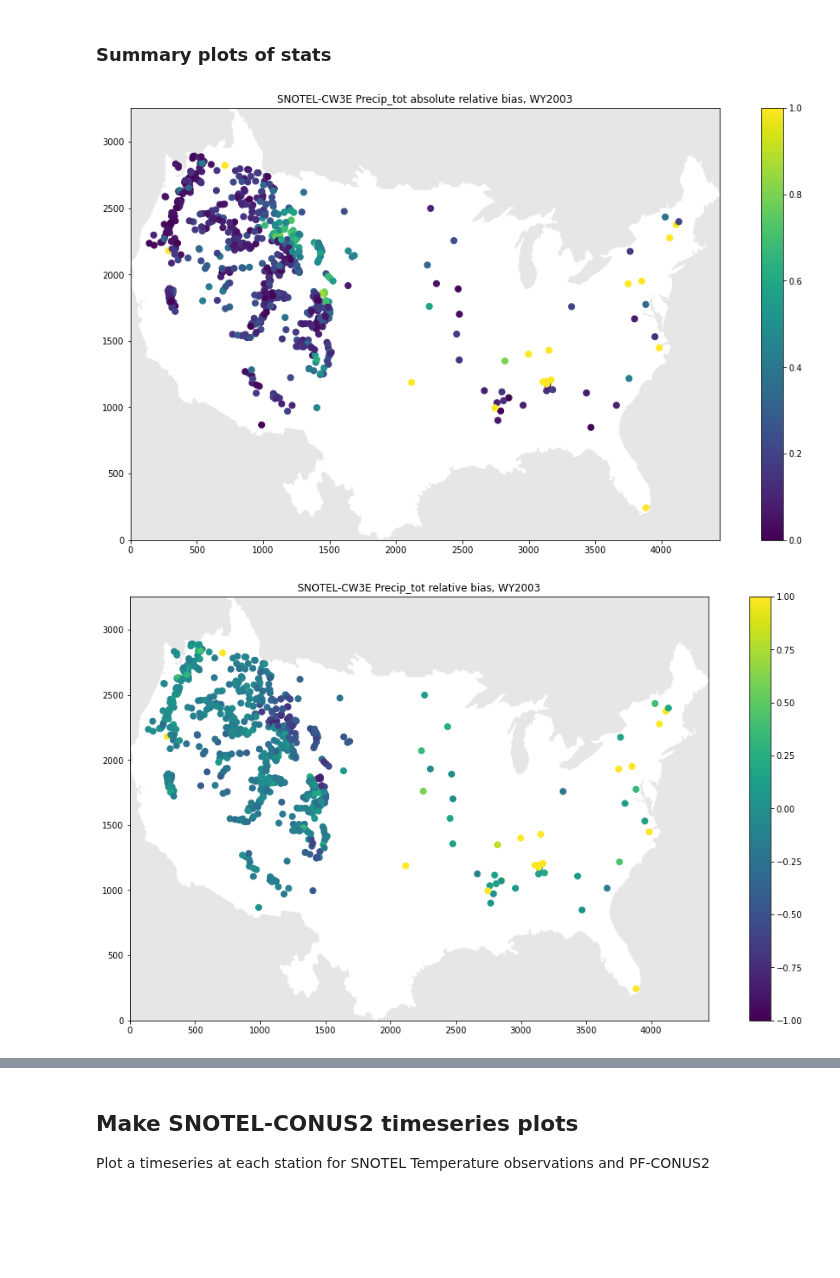
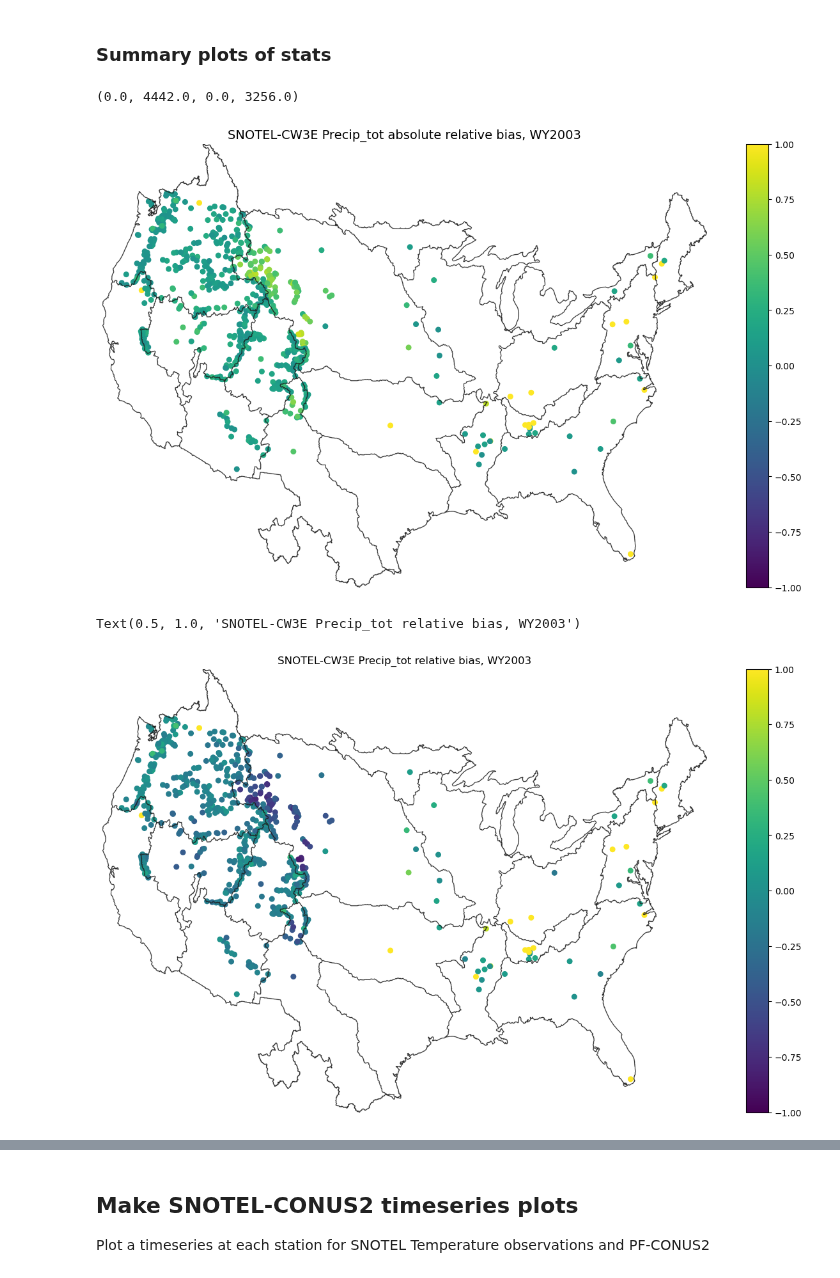
Before and after one commit to danielletijerina/PFCONUS2-analysis, a Jupyter notebook: scripts/Validation/SNOTEL/precip_temp/compare_SNOTEL_precip.ipynb, the cells around one changed output, grey strips where cells are left out. Drawn from its saved outputs; the diff is of its cells as text; code cells hidden in the pictures; blank space fills up the shorter version.

Commit message:
WTD notebooks, clean up precip for intern

```diff
--- a/scripts/Validation/SNOTEL/precip_temp/compare_SNOTEL_precip.ipynb
+++ b/scripts/Validation/SNOTEL/precip_temp/compare_SNOTEL_precip.ipynb
@@ -393,3 +396,8 @@ import geopandas as gpd
 from PIL import Image
 from mpl_toolkits.basemap import Basemap as Basemap
+# %%
+# Read in CONUS2 mask and HUC2 png for map plot border and HUC2 outlines
+CONUS2_mask = Image.open('/hydrodata/PFCLM/CONUS2_baseline/inputs/domain_files/CONUS2.0.Final1km.Mask.tif')
+mask_array = np.array(CONUS2_mask)
+HUC2_outline = Image.open('/hydrodata/temp/CONUS2_transfers/CONUS2/CONUS2_from_ucsm0002/domain_files/CONUS2_outline_with_HUC2_noSqrBorder.png')
 # %%
@@ -417,25 +425,30 @@ timeseries_plot_dir = 'Timeseries_2003_Precip_SNOTEL'
 # %%
 ### Absolute Relative Bias
 ### Good values are closer to 0.0
-fig = plt.figure(figsize=(17,9), dpi=72)
-plt.imshow(mask_array[::-1,:], origin='lower', cmap='Greys_r', alpha = 0.1) # CONUS2 outline
-plt.scatter(stats_df.conus2_x,stats_df.conus2_y, c=stats_df.absrelbias, s=50, vmin = 0, vmax = 1)
-plt.colorbar()
-plt.title(f'SNOTEL-CW3E {variable} absolute relative bias, WY{water_year}')
-plt.savefig(f'{plot_dir}/{summary_plot_dir}/WY{water_year}_SNOTEL_CW3E_{variable}_AbsRelBias_Map.png',\
-            dpi = 200, facecolor='white', transparent=False, bbox_inches="tight")
+fig, ax = plt.subplots(1,1,figsize=(16,9))
+im = ax.imshow(HUC2_outline, extent=[0, 4442, 0, 3256],zorder=2)
+points = ax.scatter(stats_df.conus2_x,stats_df.conus2_y, c=stats_df.absrelbias, zorder=1, s=30, vmax = 1, vmin = -1) #
+plt.title(f'SNOTEL-CW3E {variable} absolute relative bias, WY{water_year}', fontsize=14)
+plt.colorbar(points)
+plt.axis('off')
+# plt.savefig(f'{plot_dir}/{summary_plot_dir}/WY{water_year}_SNOTEL_CW3E_{variable}_AbsRelBias_Map.png',\
+#             dpi = 200, facecolor='white', transparent=False, bbox_inches="tight")
 # %% [output]
+(0.0, 4442.0, 0.0, 3256.0)
-[figure, old version]
+[figure, new version]
 # %%
 ### Relative Bias
 ### Good values are closer to 0.0, positive is PF overestimation, negative is PF underestimation
-fig = plt.figure(figsize=(17,9), dpi=72)
-plt.imshow(mask_array[::-1,:], origin='lower', cmap='Greys_r', alpha = 0.1) # CONUS2 outline
-plt.scatter(stats_df.conus2_x,stats_df.conus2_y, c=stats_df.bias, s=50, vmin = -1, vmax = 1)
-plt.colorbar()
+fig, ax = plt.subplots(1,1,figsize=(16,9))
+im = ax.imshow(HUC2_outline, extent=[0, 4442, 0, 3256],zorder=2)
+points = ax.scatter(stats_df.conus2_x,stats_df.conus2_y, c=stats_df.bias, zorder=1, s=30, vmax = 1, vmin = -1) #
+plt.title(f'SNOTEL-CW3E {variable} absolute relative bias, WY{water_year}', fontsize=14)
+plt.colorbar(points)
+plt.axis('off')
 plt.title(f'SNOTEL-CW3E {variable} relative bias, WY{water_year}')
-plt.savefig(f'{plot_dir}/{summary_plot_dir}/WY{water_year}_SNOTEL_CW3E_{variable}_RelBias_Map.png',\
-            dpi = 200, facecolor='white', transparent=False, bbox_inches="tight")
+# plt.savefig(f'{plot_dir}/{summary_plot_dir}/WY{water_year}_SNOTEL_CW3E_{variable}_RelBias_Map.png',\
+#             dpi = 200, facecolor='white', transparent=False, bbox_inches="tight")
 # %% [output]
+Text(0.5, 1.0, 'SNOTEL-CW3E Precip_tot relative bias, WY2003')
-[figure, old version]
+[figure, new version]
 # %%
```
Also changed, not shown: parts of 4 cells of this notebook, 10 other files.
